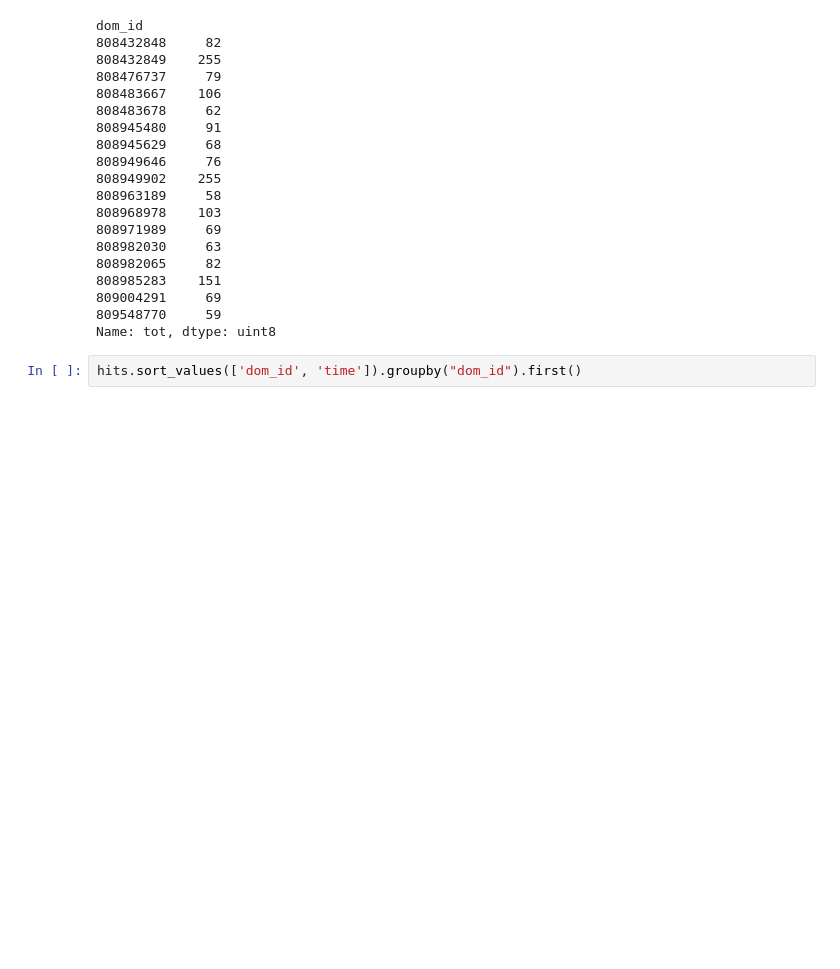
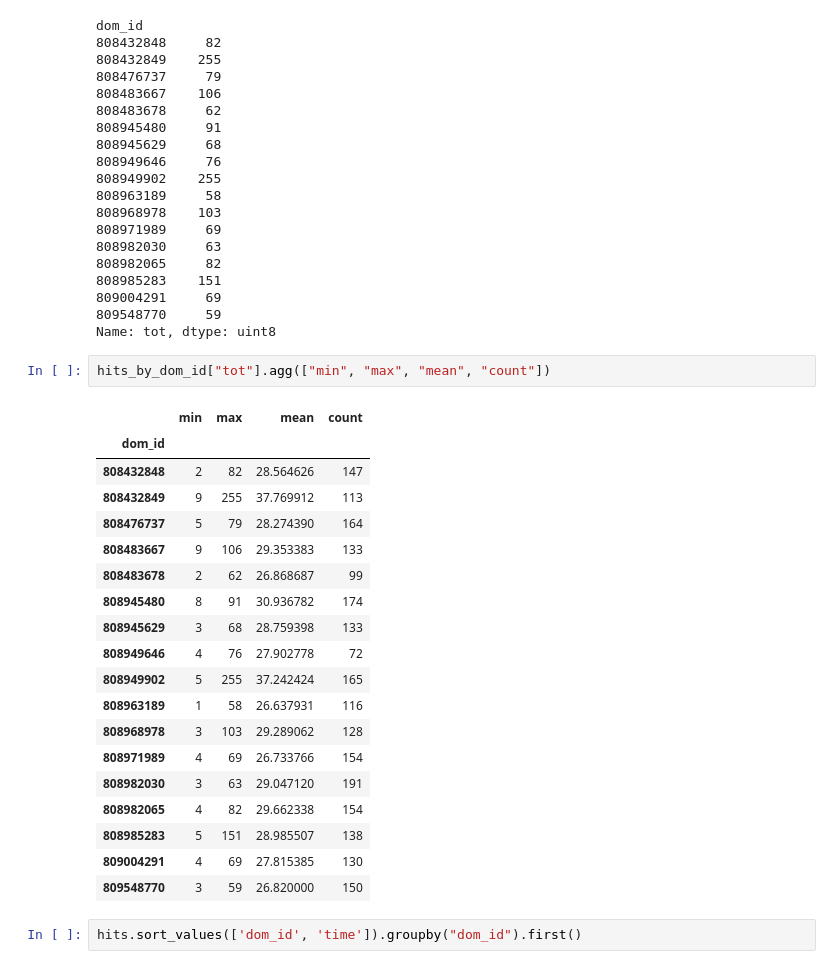
Before and after one commit to escape2020/school2022, a Jupyter notebook: pandas/2_pd_exercises_solutions.ipynb, the cells around one changed output. Cells and saved outputs as stored; diff of their text form; blank space fills up the shorter version.

```diff
--- a/pandas/2_pd_exercises_solutions.ipynb
+++ b/pandas/2_pd_exercises_solutions.ipynb
@@ -489,6 +489,28 @@ dom_id
 809004291     69
 809548770     59
 Name: tot, dtype: uint8
+# %%
+hits_by_dom_id["tot"].agg(["min", "max", "mean", "count"])
+# %% [output]
+|  | min | max | mean | count |
+| dom_id |  |  |  |  |
+| 808432848 | 2 | 82 | 28.564626 | 147 |
+| 808432849 | 9 | 255 | 37.769912 | 113 |
+| 808476737 | 5 | 79 | 28.274390 | 164 |
+| 808483667 | 9 | 106 | 29.353383 | 133 |
+| 808483678 | 2 | 62 | 26.868687 | 99 |
+| 808945480 | 8 | 91 | 30.936782 | 174 |
+| 808945629 | 3 | 68 | 28.759398 | 133 |
+| 808949646 | 4 | 76 | 27.902778 | 72 |
+| 808949902 | 5 | 255 | 37.242424 | 165 |
+| 808963189 | 1 | 58 | 26.637931 | 116 |
+| 808968978 | 3 | 103 | 29.289062 | 128 |
+| 808971989 | 4 | 69 | 26.733766 | 154 |
+| 808982030 | 3 | 63 | 29.047120 | 191 |
+| 808982065 | 4 | 82 | 29.662338 | 154 |
+| 808985283 | 5 | 151 | 28.985507 | 138 |
+| 809004291 | 4 | 69 | 27.815385 | 130 |
+| 809548770 | 3 | 59 | 26.820000 | 150 |
 # %%
 hits.sort_values(['dom_id', 'time']).groupby("dom_id").first()
 # %% [output]
```
Also changed, not shown: parts of 5 cells of this notebook, 1 other file.
